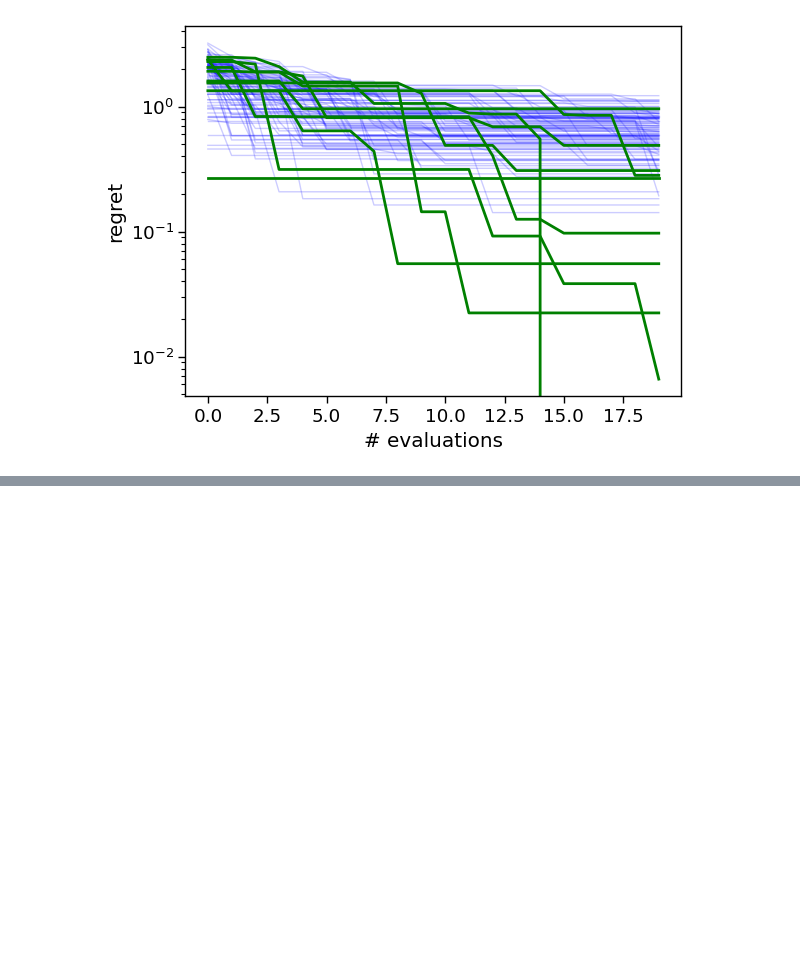
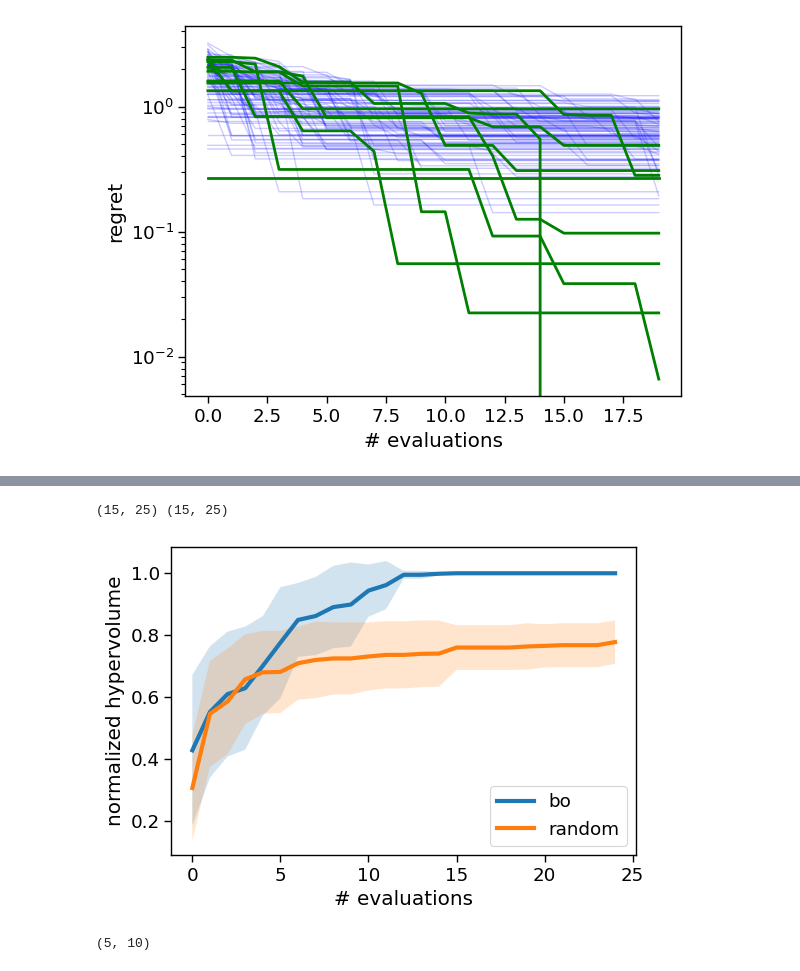
Before and after one commit to rileyhickman/atlas, a Jupyter notebook: examples/general_parameters/test_general_optimization.ipynb, the cells around one changed output, grey strips where cells are left out. Cells and saved outputs as stored; diff of their text form; code cells hidden in the pictures; blank space fills up the shorter version.

Commit message:
add moo general param example

```diff
--- a/examples/general_parameters/test_general_optimization.ipynb
+++ b/examples/general_parameters/test_general_optimization.ipynb
@@ -28,6 +33,24 @@ def surface(x, s):
         return 3*np.sin(x[0])+ 0.01*np.cos(x[1]) + 1.*x[2]**2
     elif s == '2':
         return 5*np.cos(x[0])+ 0.01*np.cos(x[1]) + 2.*x[2]**3
+
+
+def moo_surface(x, s):
+    if s == '0':
+        return  np.array([
+                    np.sin(x[0])+ 12*np.cos(x[1]) - 0.1*x[2],
+                    np.sin(x[0])+ 12*np.cos(x[1]) - 0.1*x[2],
+                ])
+    elif s == '1':
+        return  np.array([
+                    3*np.sin(x[0])+ 0.01*np.cos(x[1]) + 1.*x[2]**2,
+                    3*np.sin(x[0])+ 0.01*np.cos(x[1]) + 1.*x[2]**2,
+                ])
+    elif s == '2':
+        return np.array([
+                    5*np.cos(x[0])+ 0.01*np.cos(x[1]) + 2.*x[2]**3,
+                    5*np.cos(x[0])+ 0.01*np.cos(x[1]) + 2.*x[2]**3,
+                ])
 # %%
 # evaluate the surface for the best points
 p1_domain = np.linspace(0, 1, 100)
@@ -305,0 +530,40 @@ plt.show()
+# %%
+# normalize the hypervolumes
+all_hvols = np.array(all_hvols)
+all_hvols_rand = np.array(all_hvols_rand)
+print(all_hvols.shape, all_hvols_rand.shape)
+
+min_ = np.amin(np.concatenate((all_hvols,all_hvols_rand)))
+max_ = np.amax(np.concatenate((all_hvols,all_hvols_rand)))
+
+all_hvols = (np.array(all_hvols) - min_) / (max_-min_)
+all_hvols_rand = (np.array(all_hvols_rand) - min_) / (max_-min_)
+
+plt.figure(figsize=(6,4))
+plt.plot(np.mean(all_hvols,axis=0), lw=3,label='bo')
+plt.fill_between(
+  np.arange(25),
+  np.mean(all_hvols,axis=0)-np.std(all_hvols,axis=0),
+  np.mean(all_hvols,axis=0)+np.std(all_hvols,axis=0),
+  alpha=0.2
+)
+plt.plot(np.mean(all_hvols_rand,axis=0), lw=3,label='random')
+plt.fill_between(
+  np.arange(25),
+  np.mean(all_hvols_rand,axis=0)-np.std(all_hvols_rand,axis=0),
+  np.mean(all_hvols_rand,axis=0)+np.std(all_hvols_rand,axis=0),
+  alpha=0.2
+)
+plt.legend()
+
+plt.xlabel('# evaluations')
+plt.ylabel('normalized hypervolume')
+
+plt.savefig('moo_general_params.png', dpi=300)
+# %% [output]
+(15, 25) (15, 25)
+[figure, added]
+# %%
+np.array(all_hvols).shape
+# %% [output]
+(5, 10)
```
Also changed, not shown: parts of 7 cells of this notebook, 9 other files.
